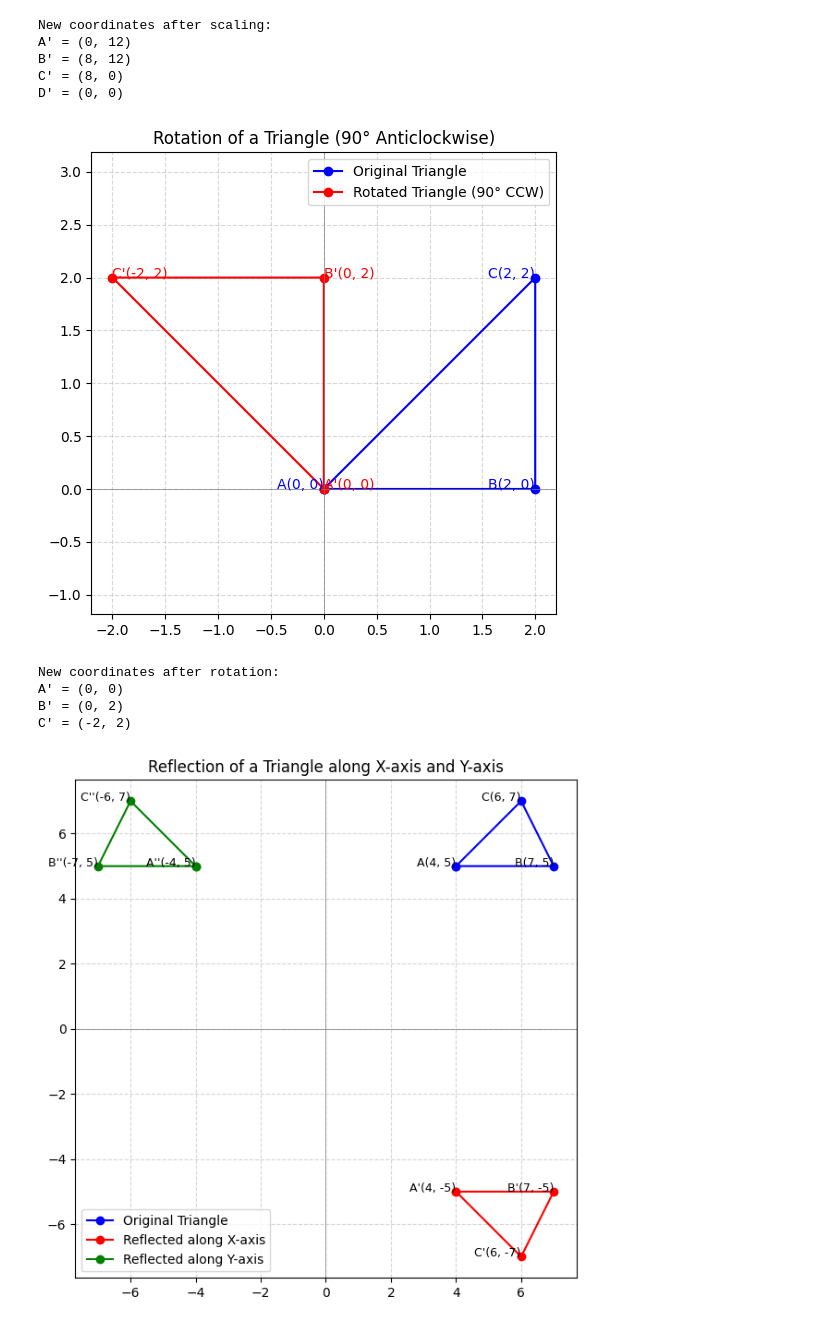
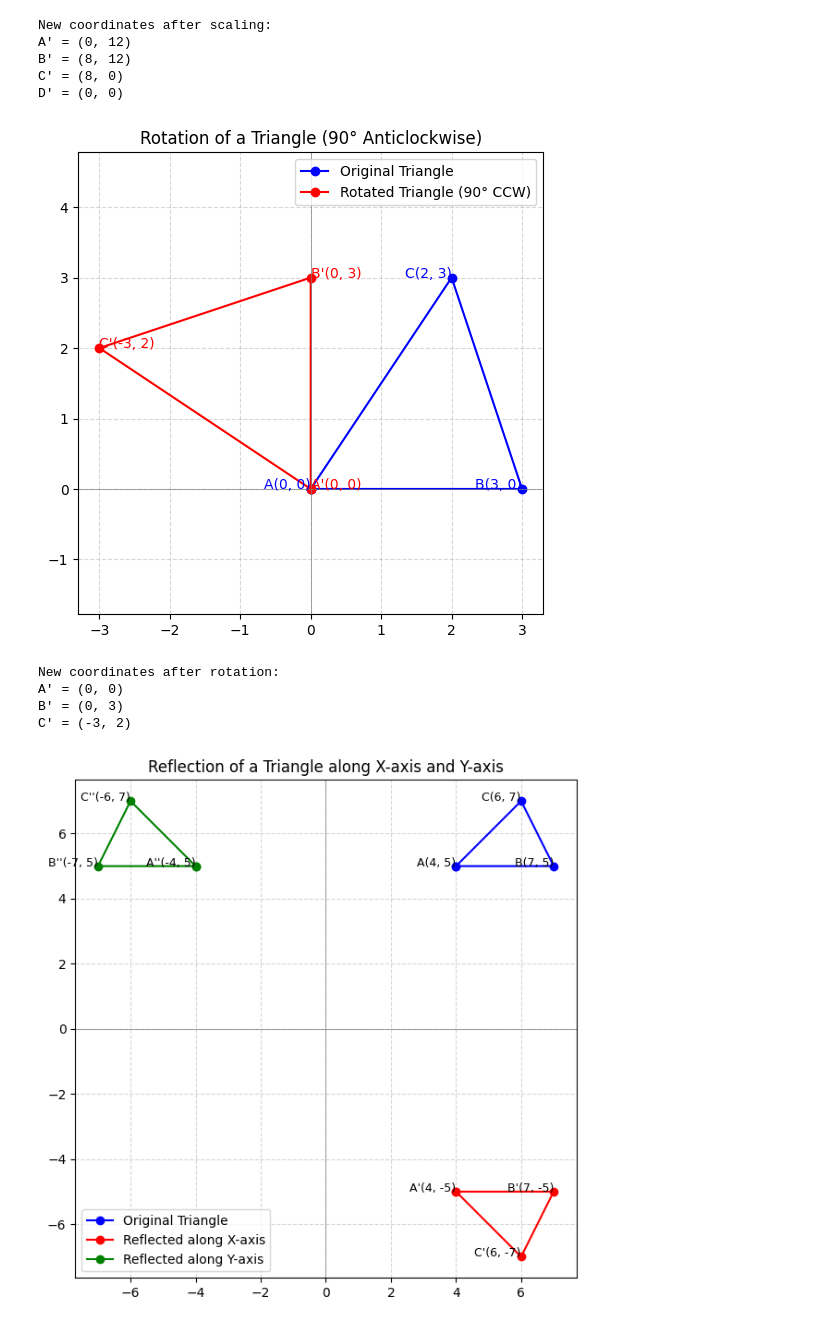
Before and after one commit to meeddhaa/computer_graphics, a Jupyter notebook: Computergraphics.ipynb, the cells around one changed output. Cells and saved outputs as stored; diff of their text form; code cells hidden in the pictures.

```diff
--- a/Computergraphics.ipynb
+++ b/Computergraphics.ipynb
@@ -22,8 +22,8 @@ def dda(x1, y1, x2, y2):
     return points
 
 
-x1, y1 = 1, 1
-x2, y2 = 5, 7
+x1, y1 = 2, 3
+x2, y2 = 10, 8
 points = dda(x1, y1, x2, y2)
 
 print("Calculated Points (Rounded to Integer):")
@@ -34,7 +34,7 @@ plt.figure(figsize=(6,6))
 x_vals = [p[0] for p in points]
 y_vals = [p[1] for p in points]
 
-plt.plot(x_vals, y_vals, marker='o', color='pink')
+plt.plot(x_vals, y_vals, marker='o', color='purple')
 
 for i, (x, y) in enumerate(points):
     label = f"P{i}({x},{y})"
@@ -59,5 +61,5 @@ Calculated Points (Rounded to Integer):
 # %%
-#Calculate the points between the starting point (6, 12) and the ending point (15, 21). (mid-point)
+#Calculate the points between the starting point (3, 5) and the ending point (11, 9). (mid-point)
 import matplotlib.pyplot as plt
 def midpoint_line(x1, y1, x2, y2):
     points = []
@@ -75,8 +77,8 @@ def midpoint_line(x1, y1, x2, y2):
             y += 1
         points.append((float(f"{x:.2f}"), float(f"{y:.2f}")))
     return points
-x1, y1 = 6, 12
-x2, y2 = 15, 21
+x1, y1 = 3, 5
+x2, y2 = 11, 9
 points = midpoint_line(x1, y1, x2, y2)
 print("Calculated Points (Mid-Point Line Drawing):")
 for p in points:
@@ -412,13 +413,13 @@ D' = (0, 0)
 # %%
 #Rotation
 #Question:
- #Given a triangle with corner coordinates (0,0), (2,0), (2,2). Rotate the triangle by 90° anticlockwise and find the new coordinates.
+ #Given a triangle with corner coordinates (0,0), (3,0), (2,3). Rotate the triangle by 90° anticlockwise and find the new coordinates.
 
 import matplotlib.pyplot as plt
 
 A = (0, 0)
-B = (2, 0)
-C = (2, 2)
+B = (3, 0)
+C = (2, 3)
 
 def rotate_90_ccw(x, y):
     return -y, x
@@ -432,38 +433,38 @@ rot_x = [A_new[0], B_new[0], C_new[0], A_new[0]]
 rot_y = [A_new[1], B_new[1], C_new[1], A_new[1]]
 
 
 plt.figure(figsize=(6,6))
 plt.plot(orig_x, orig_y, 'b-o', label='Original Triangle')
 plt.plot(rot_x, rot_y, 'r-o', label="Rotated Triangle (90° CCW)")
 
 
 plt.text(A[0], A[1], f"A{A}", fontsize=10, color='blue', ha='right')
 plt.text(B[0], B[1], f"B{B}", fontsize=10, color='blue', ha='right')
 plt.text(C[0], C[1], f"C{C}", fontsize=10, color='blue', ha='right')
 
 plt.text(A_new[0], A_new[1], f"A'{A_new}", fontsize=10, color='red', ha='left')
 plt.text(B_new[0], B_new[1], f"B'{B_new}", fontsize=10, color='red', ha='left')
 plt.text(C_new[0], C_new[1], f"C'{C_new}", fontsize=10, color='red', ha='left')
 
 
 plt.axhline(0, color='gray', linewidth=0.5)
 plt.axvline(0, color='gray', linewidth=0.5)
 plt.grid(True, linestyle='--', alpha=0.5)
 plt.legend()
 plt.title('Rotation of a Triangle (90° Anticlockwise)')
 plt.axis('equal')
 plt.show()
 
 print("New coordinates after rotation:")
 print(f"A' = {A_new}")
 print(f"B' = {B_new}")
 print(f"C' = {C_new}")
 # %% [output]
-[figure, old version]
+[figure, new version]
 New coordinates after rotation:
 A' = (0, 0)
-B' = (0, 2)
-C' = (-2, 2)
+B' = (0, 3)
+C' = (-3, 2)
 # %%
 #Reflection
 #Question:
```
Also changed, not shown: parts of 6 cells of this notebook.
